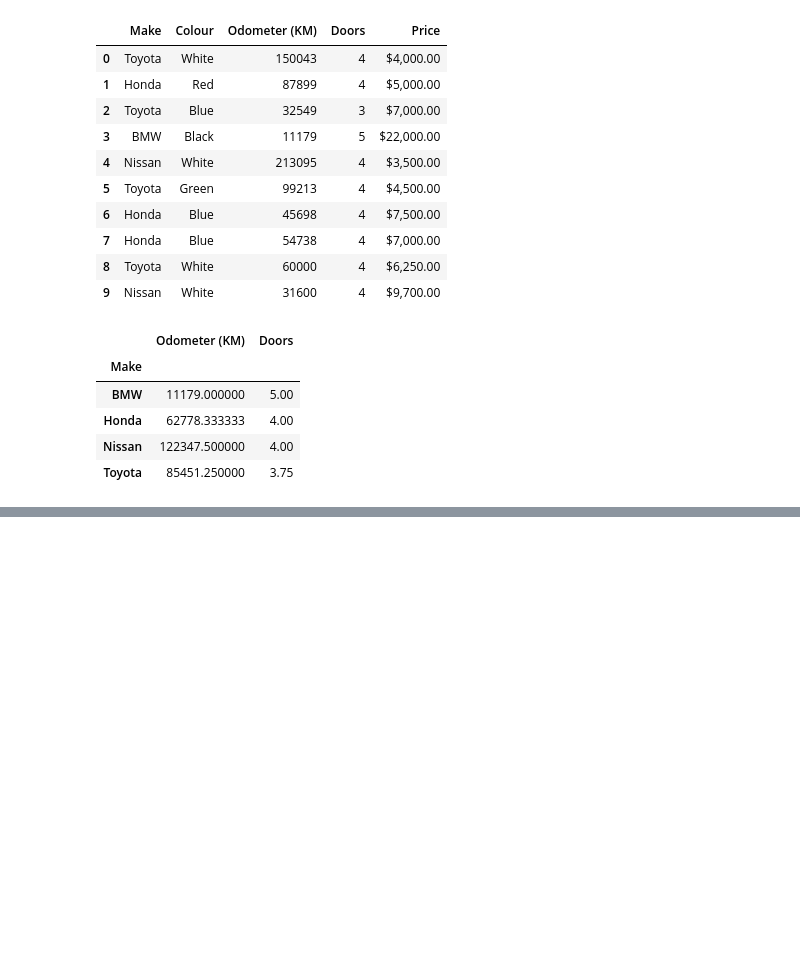
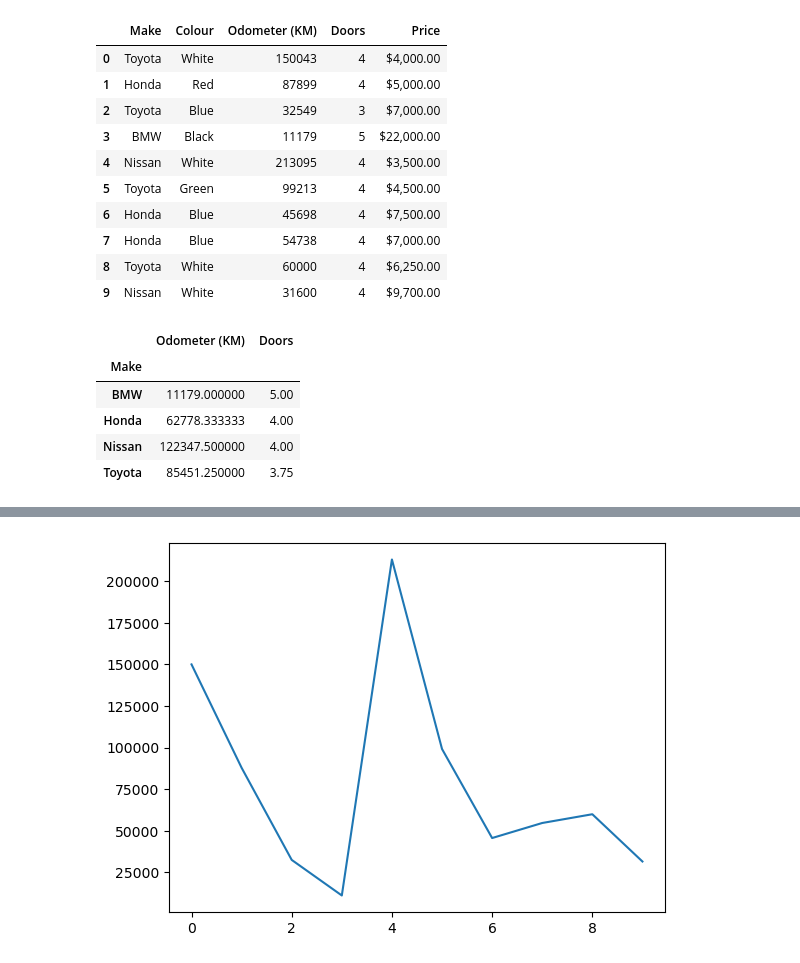
Before and after one commit to pnowak2/learnjs, a Jupyter notebook: libraries/machine learning/complete-machine-learning-bootcamp-udemy/section-6/sample-project/introduction-to-pandas.ipynb, the cells around one changed output, grey strips where cells are left out. Drawn from its saved outputs; the diff is of its cells as text; code cells hidden in the pictures; blank space fills up the shorter version.

```diff
--- a/libraries/machine learning/complete-machine-learning-bootcamp-udemy/section-6/sample-project/introduction-to-pandas.ipynb
+++ b/libraries/machine learning/complete-machine-learning-bootcamp-udemy/section-6/sample-project/introduction-to-pandas.ipynb
@@ -353,0 +385,5 @@ car_sales.groupby(["Make"]).mean(numeric_only=True)
+# %%
+ax = car_sales["Odometer (KM)"].plot()
+plt.show(ax)
+# %% [output]
+[figure, added]
```
Also changed, not shown: parts of 6 cells of this notebook, 1 other file.
